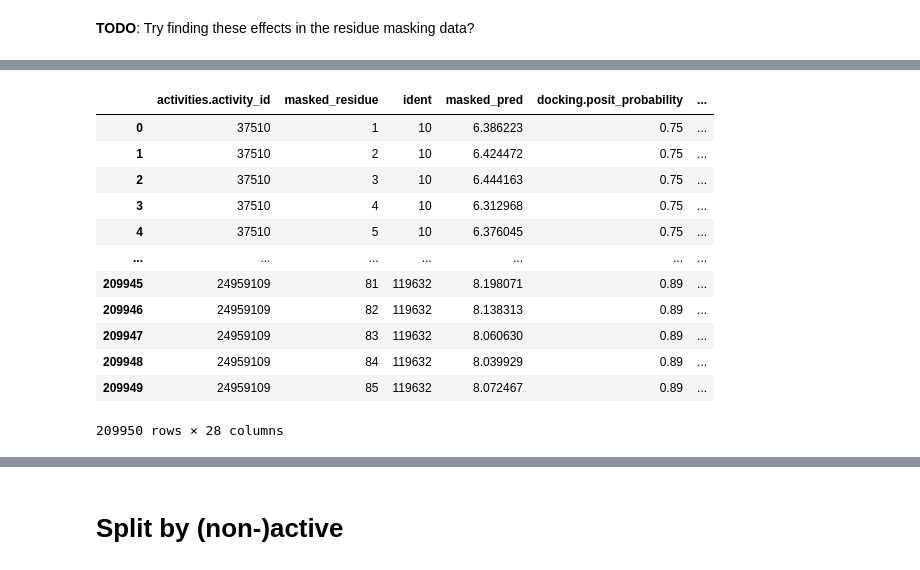
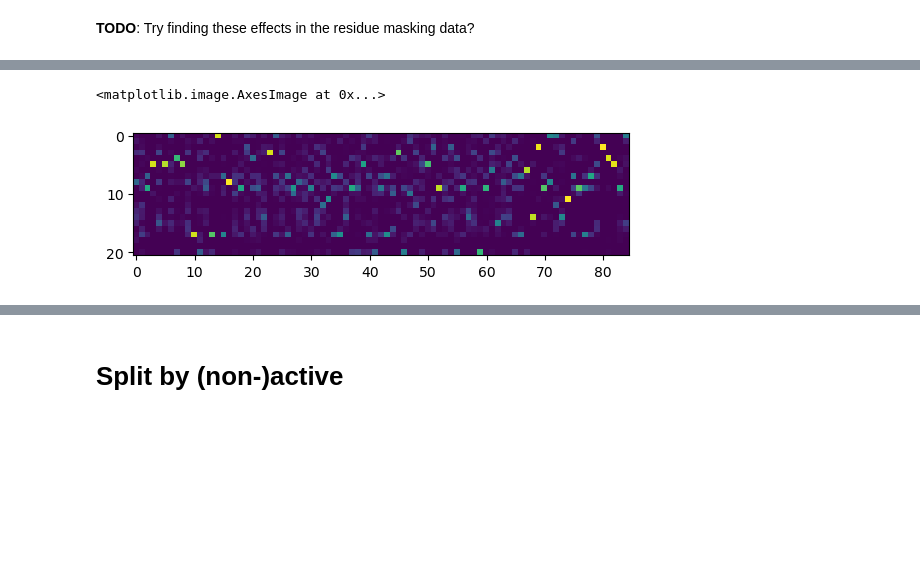
Before and after one commit to volkamerlab/kinodata-3D-affinity-prediction, a Jupyter notebook: examples/Residue Masking.ipynb, the cells around one changed output, grey strips where cells are left out. Drawn from its saved outputs; the diff is of its cells as text; code cells hidden in the pictures; blank space fills up the shorter version.

```diff
--- a/examples/Residue Masking.ipynb
+++ b/examples/Residue Masking.ipynb
@@ -80,4 +80,4 @@ res_elim
 # %%
-res_vars = res_elim.groupby(['masked_residue', 'rescode'])[['delta', 'klifs_count']].agg(['mean', 'count', 'var']).fillna(0)
+res_vars = res_elim.groupby(['masked_residue', 'rescode'])['delta'].agg(['mean', 'count', 'var']).fillna(0)
 # %%
 res_counts = res_vars.pivot_table(index='masked_residue', columns='rescode').fillna(0)
@@ -84,3 +102,8 @@ res_counts = res_vars.pivot_table(index='masked_residue', columns='rescode').fil
+# %%
+plt.imshow(res_counts['count'].values.T)
+# %% [output]
+<matplotlib.image.AxesImage at 0x...>
+[figure, added]
 # %%
 @functools.cache
 def klifs_ifp_cat():
@@ -101,20 +137,4 @@ def klifs_ifp_count(structure_id):
 def klifs_ifp_numpy(structure_id):
     ifp = klifs_ifp(structure_id)
     return np.array([int(x) for x in ifp])
-# %%
-res_elim
-# %% [output]
-|  | activities.activity_id | masked_residue | ident | masked_pred | docking.posit_probability | ... |
-| 0 | 37510 | 1 | 10 | 6.386223 | 0.75 | ... |
-| 1 | 37510 | 2 | 10 | 6.424472 | 0.75 | ... |
-| 2 | 37510 | 3 | 10 | 6.444163 | 0.75 | ... |
-| 3 | 37510 | 4 | 10 | 6.312968 | 0.75 | ... |
-| 4 | 37510 | 5 | 10 | 6.376045 | 0.75 | ... |
-| ... | ... | ... | ... | ... | ... | ... |
-| 209945 | 24959109 | 81 | 119632 | 8.198071 | 0.89 | ... |
-| 209946 | 24959109 | 82 | 119632 | 8.138313 | 0.89 | ... |
-| 209947 | 24959109 | 83 | 119632 | 8.060630 | 0.89 | ... |
-| 209948 | 24959109 | 84 | 119632 | 8.039929 | 0.89 | ... |
-| 209949 | 24959109 | 85 | 119632 | 8.072467 | 0.89 | ... |
-209950 rows × 28 columns
 # %%
```
Also changed, not shown: parts of 39 cells of this notebook, 2 other files.
